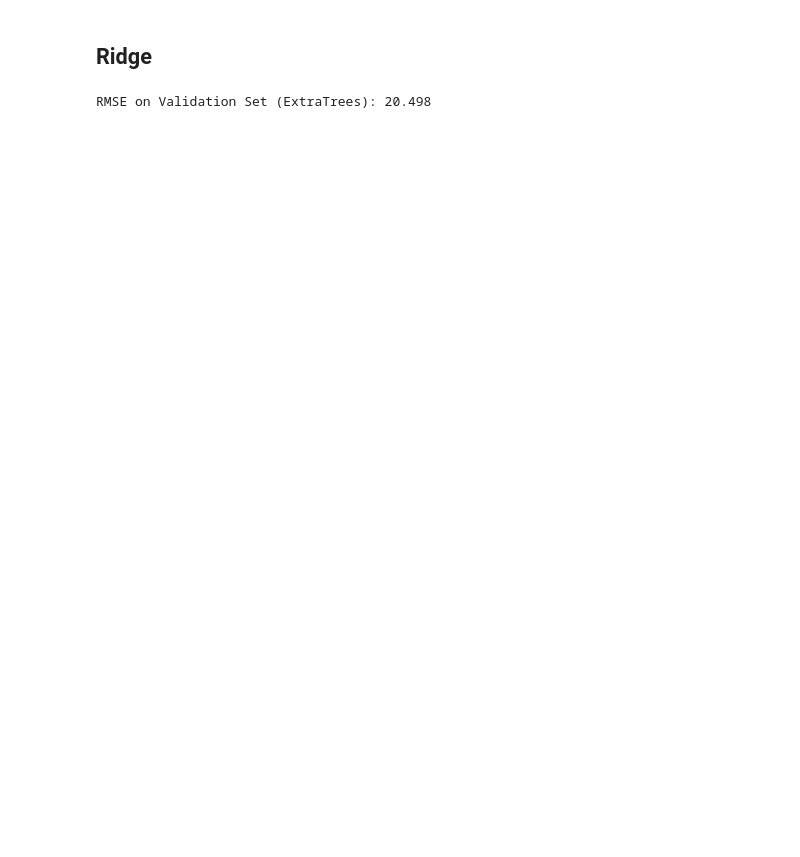
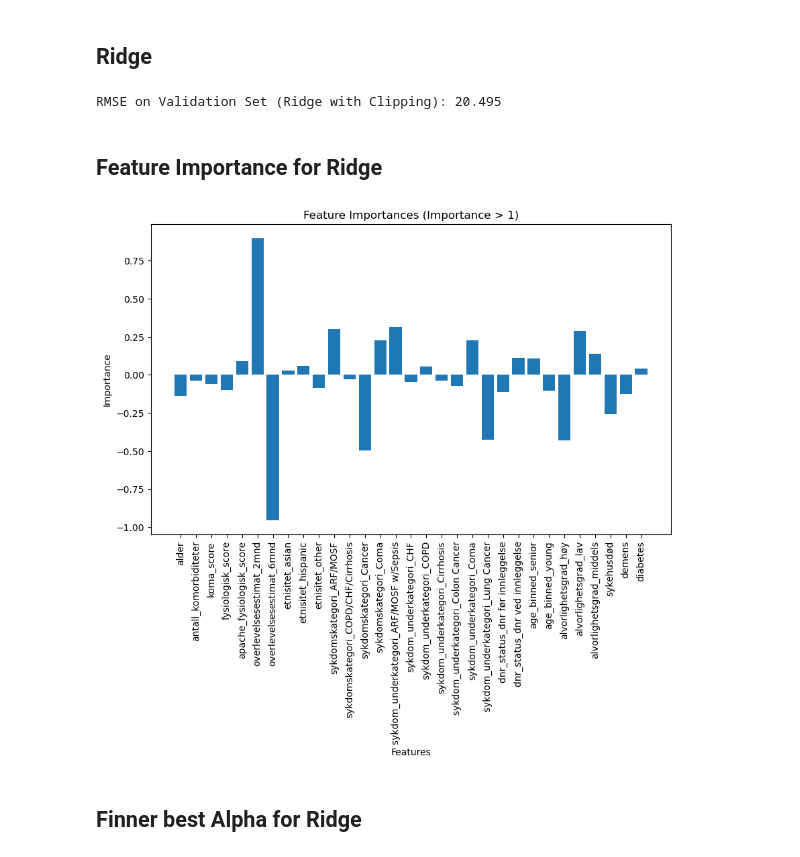
Before and after one commit to JakobBerg-Projects/Data-Science-Sykehusopphold, a Jupyter notebook: src/imputering og modellering.ipynb, the cells around one changed output. Cells and saved outputs as stored; diff of their text form; code cells hidden in the pictures; blank space fills up the shorter version.

```diff
--- a/src/imputering og modellering.ipynb
+++ b/src/imputering og modellering.ipynb
@@ -120,7 +120,8 @@ X_test, numeric_cols_test, categorical_cols_test, y_test = prepare_data_for_leng
 # %%
 
 # We use the `numeric_cols_train` and `categorical_cols_train` from the prepare_data_for_length_prediction function
-col_transformer = get_col_transformer(numeric_cols_train, categorical_cols_train)
+passthrough_cols = ['sykehusdød', 'demens', 'diabetes', 'omfattende_behandling']
+col_transformer = get_col_transformer(numeric_cols_train, categorical_cols_train, passthrough_cols)
 
 # Step 3: Fit and transform the training data
 X_train_imputed = col_transformer.fit_transform(X_train)
@@ -130,12 +131,13 @@ X_val_imputed = col_transformer.transform(X_val)
 X_test_imputed = col_transformer.transform(X_test)
 
 # Step 5: Get feature names (numeric and one-hot encoded categorical columns)
-numeric_feature_names = numeric_cols_train  # Use the numeric columns from training
+# Step 5: Get feature names for numeric and one-hot encoded categorical columns
+numeric_feature_names = numeric_cols_train  # Numeric columns
 categorical_feature_names = col_transformer.named_transformers_['cat_pipeline']\
-    .named_steps['one-hot-encoder'].get_feature_names_out(categorical_cols_train)
+    .named_steps['one-hot-encoder'].get_feature_names_out([col for col in categorical_cols_train if col not in passthrough_cols])
 
 # Combine numeric and categorical feature names
-feature_names = list(numeric_feature_names) + list(categorical_feature_names)
+feature_names = list(numeric_feature_names) + list(categorical_feature_names) + passthrough_cols
 
 # Step 6: Convert the transformed data back into DataFrames with the correct column names
 X_train_imputed = pd.DataFrame(X_train_imputed, columns=feature_names)
@@ -200,14 +234,39 @@ RMSE on Validation Set (ExtraTrees): 20.476
 # %% [markdown]
 ## Ridge
 # %%
-# Define and train ExtraTrees model
-model_gb = Ridge(random_state=42)
-model_gb.fit(X_train_imputed, y_train)
+model_ridge = Ridge(random_state=42)  # You can adjust alpha as needed
+model_ridge.fit(X_train_imputed, y_train)
 
-# Evaluate on validation data
-y_val_pred_gb = model_gb.predict(X_val_imputed)
-rmse_val_gb = (root_mean_squared_error(y_val, y_val_pred_gb))
-print(f"RMSE on Validation Set (ExtraTrees): {rmse_val_gb:.3f}")
-plot_actual_vs_pred(y_val, y_val_pred_gb, "Random Forest with Target Encoding")
+# Predict and clip negative values to zero
+y_val_pred = model_ridge.predict(X_val_imputed)
+y_val_pred = np.maximum(y_val_pred, 0)
+rmse_val = root_mean_squared_error(y_val, y_val_pred)
+print(f"RMSE on Validation Set (Ridge with Clipping): {rmse_val:.3f}")
+plot_actual_vs_pred(y_val, y_val_pred, "Random Forest with Target Encoding")
 # %% [output]
-RMSE on Validation Set (ExtraTrees): 20.498
+RMSE on Validation Set (Ridge with Clipping): 20.495
+# %% [markdown]
+## Feature Importance for Ridge
+# %%
+import matplotlib.pyplot as plt
+import numpy as np
+importance = model_ridge.coef_
+# Ensure importance is an array and feature names align in length
+assert len(importance) == len(feature_names), "Length mismatch between importance and feature_names"
+
+# Filter for importance values greater than 1 (absolute)
+filtered_importance = [imp for imp in importance if abs(imp) >= 0.03]
+filtered_feature_names = [feature_names[i] for i in range(len(importance)) if abs(importance[i]) >= 0.03]
+
+# Plot
+plt.figure(figsize=(10, 6))
+plt.bar(range(len(filtered_importance)), filtered_importance)
+plt.xticks(range(len(filtered_importance)), filtered_feature_names, rotation=90)
+plt.xlabel("Features")
+plt.ylabel("Importance")
+plt.title("Feature Importances (Importance > 1)")
+plt.show()
+# %% [output]
+[figure, added]
+# %% [markdown]
+## Finner best Alpha for Ridge
```
Also changed, not shown: parts of 17 cells of this notebook, 3 other files.
